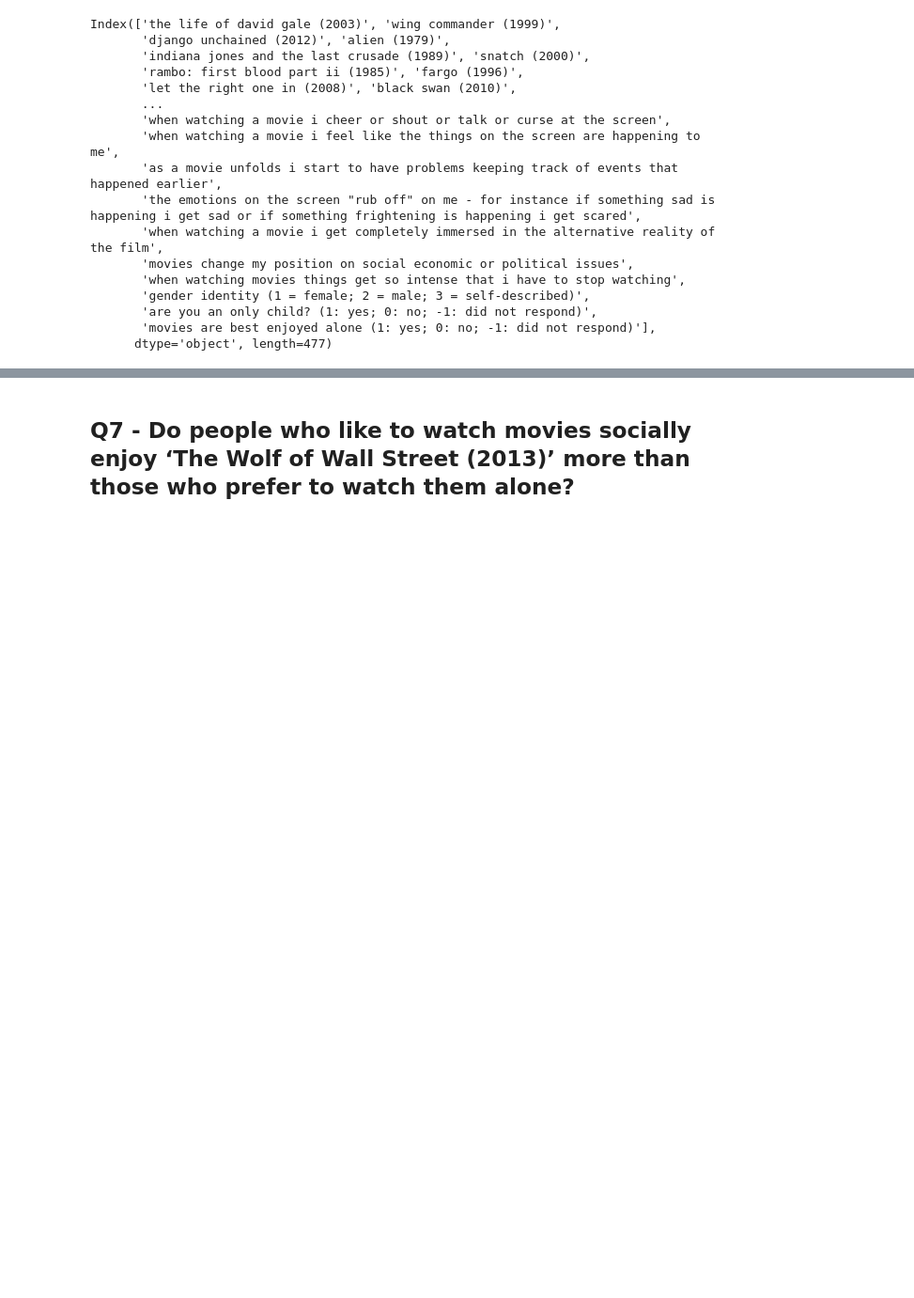
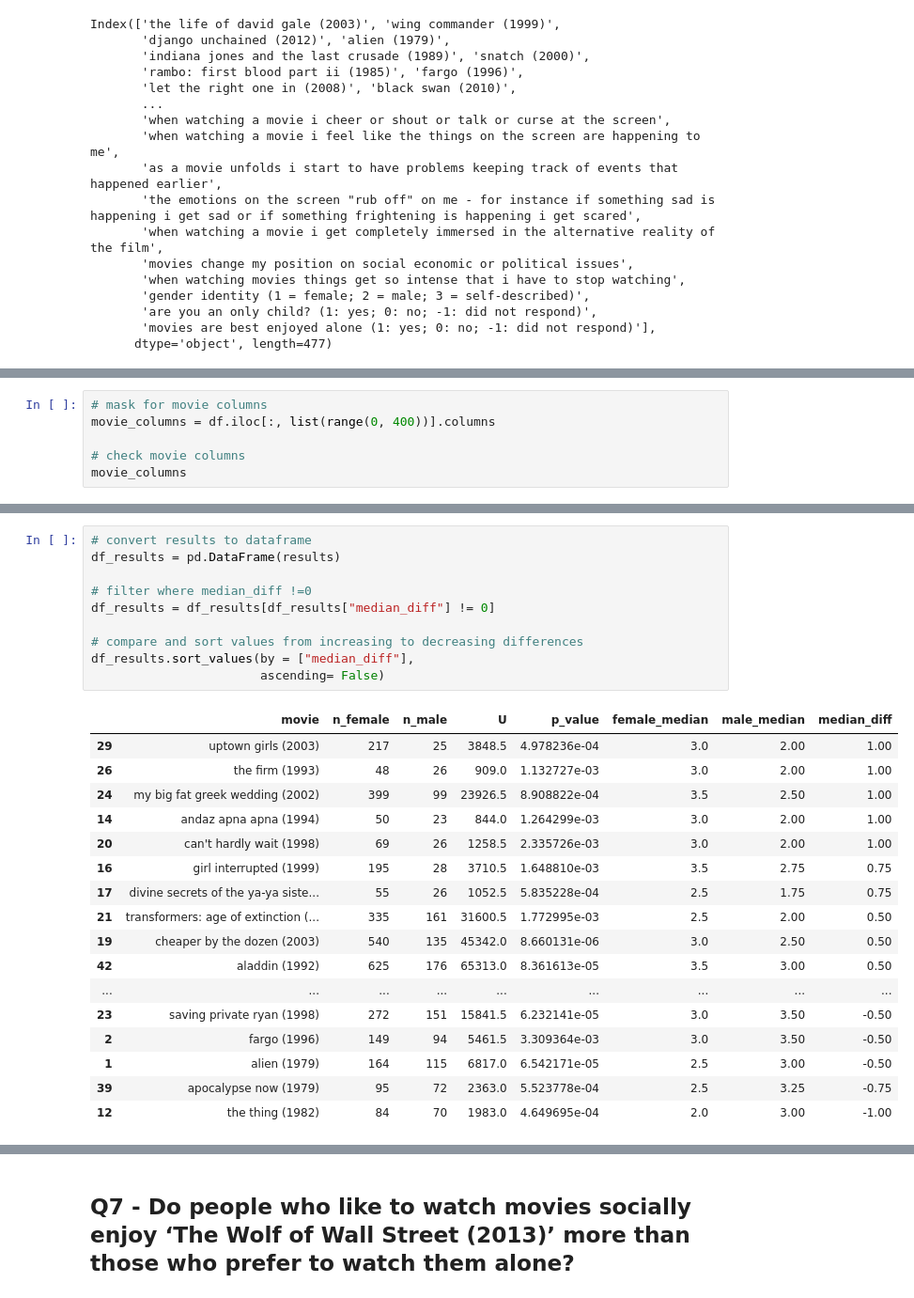
Before and after one commit to jtad96/hypothesis-testing-project, a Jupyter notebook: analyses/beibarys_questions7,8,9.ipynb, the cells around one changed output, grey strips where cells are left out. Shown at 94% size. Drawn from its saved outputs; the diff is of its cells as text; blank space fills up the shorter version.

```diff
--- a/analyses/beibarys_questions7,8,9.ipynb
+++ b/analyses/beibarys_questions7,8,9.ipynb
@@ -143,0 +181,6 @@ Index(['the life of david gale (2003)', 'wing commander (1999)',
+# %%
+# mask for movie columns
+movie_columns = df.iloc[:, list(range(0, 400))].columns
+
+# check movie columns
+movie_columns
@@ -143,0 +266,28 @@ Index(['the life of david gale (2003)', 'wing commander (1999)',
+# %%
+# convert results to dataframe
+df_results = pd.DataFrame(results)
+
+# filter where median_diff !=0
+df_results = df_results[df_results["median_diff"] != 0]
+
+# compare and sort values from increasing to decreasing differences
+df_results.sort_values(by = ["median_diff"],
+                       ascending= False)
+# %% [output]
+|  | movie | n_female | n_male | U | p_value | female_median | male_median | median_diff |
+| 29 | uptown girls (2003) | 217 | 25 | 3848.5 | 4.978236e-04 | 3.0 | 2.00 | 1.00 |
+| 26 | the firm (1993) | 48 | 26 | 909.0 | 1.132727e-03 | 3.0 | 2.00 | 1.00 |
+| 24 | my big fat greek wedding (2002) | 399 | 99 | 23926.5 | 8.908822e-04 | 3.5 | 2.50 | 1.00 |
+| 14 | andaz apna apna (1994) | 50 | 23 | 844.0 | 1.264299e-03 | 3.0 | 2.00 | 1.00 |
+| 20 | can't hardly wait (1998) | 69 | 26 | 1258.5 | 2.335726e-03 | 3.0 | 2.00 | 1.00 |
+| 16 | girl interrupted (1999) | 195 | 28 | 3710.5 | 1.648810e-03 | 3.5 | 2.75 | 0.75 |
+| 17 | divine secrets of the ya-ya siste... | 55 | 26 | 1052.5 | 5.835228e-04 | 2.5 | 1.75 | 0.75 |
+| 21 | transformers: age of extinction (... | 335 | 161 | 31600.5 | 1.772995e-03 | 2.5 | 2.00 | 0.50 |
+| 19 | cheaper by the dozen (2003) | 540 | 135 | 45342.0 | 8.660131e-06 | 3.0 | 2.50 | 0.50 |
+| 42 | aladdin (1992) | 625 | 176 | 65313.0 | 8.361613e-05 | 3.5 | 3.00 | 0.50 |
+| ... | ... | ... | ... | ... | ... | ... | ... | ... |
+| 23 | saving private ryan (1998) | 272 | 151 | 15841.5 | 6.232141e-05 | 3.0 | 3.50 | -0.50 |
+| 2 | fargo (1996) | 149 | 94 | 5461.5 | 3.309364e-03 | 3.0 | 3.50 | -0.50 |
+| 1 | alien (1979) | 164 | 115 | 6817.0 | 6.542171e-05 | 2.5 | 3.00 | -0.50 |
+| 39 | apocalypse now (1979) | 95 | 72 | 2363.0 | 5.523778e-04 | 2.5 | 3.25 | -0.75 |
+| 12 | the thing (1982) | 84 | 70 | 1983.0 | 4.649695e-04 | 2.0 | 3.00 | -1.00 |
```
Also changed, not shown: parts of 22 cells of this notebook.
